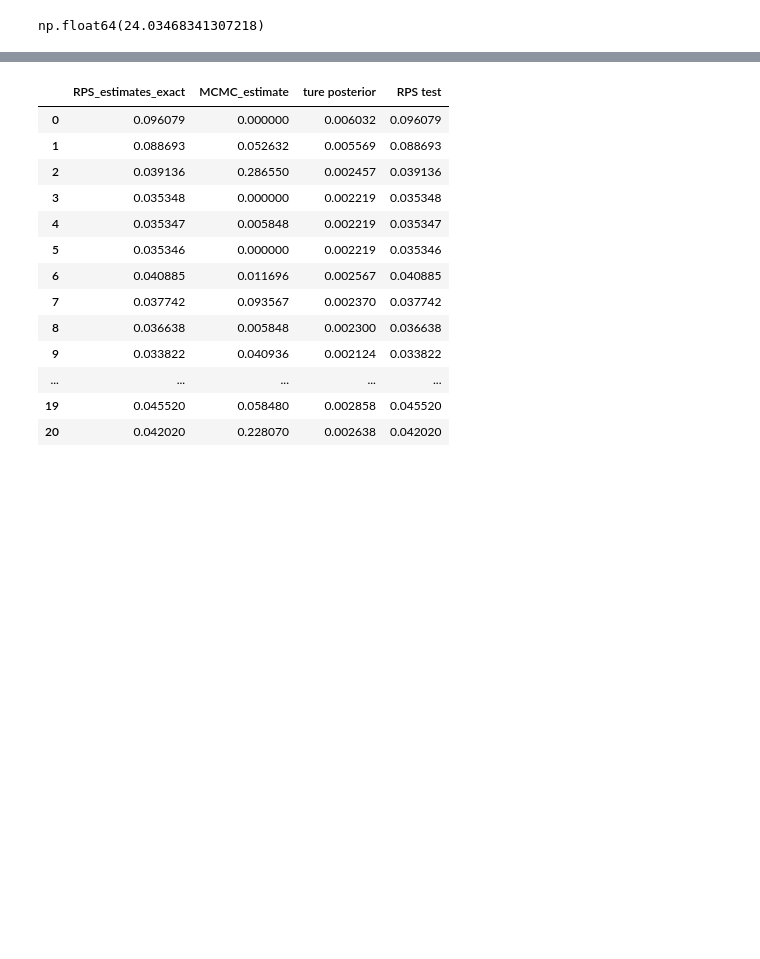
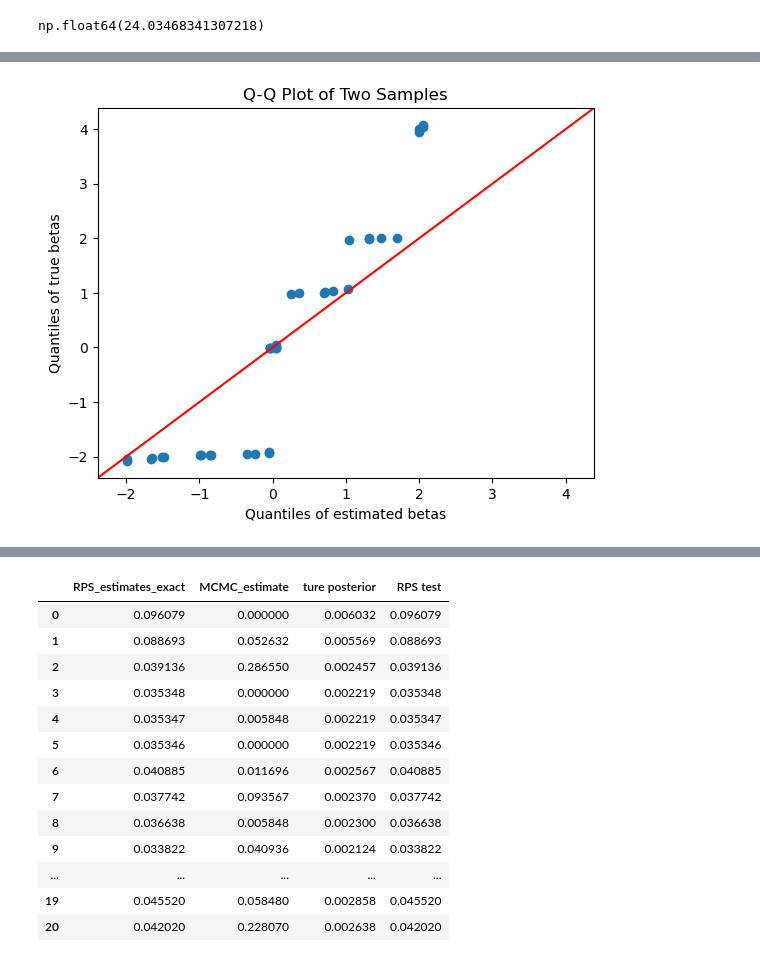
Before and after one commit to fyy2025/RHS-X, a Jupyter notebook: Code/experiment.ipynb, the cells around one changed output, grey strips where cells are left out. Saved outputs shown, nothing was run; the diff lists cells and outputs as text; code cells hidden in the pictures; blank space fills up the shorter version.

```diff
--- a/Code/experiment.ipynb
+++ b/Code/experiment.ipynb
@@ -344,20 +372,26 @@ score_s = AIS.make_score_s_expneg_raw(
 # %%
-# cfg = AIS.AISConfig(n_paths=500, n_levels=5, moves_per_level=5, min_len=1, seed=2)
-# out_500 = AIS.run_ais_state_streaming(
-#     anchors=R_set,          # not used by q0, but you may keep for consistency
-#     score_s=score_s,        # returns exp(-loss(state)) or similar
-#     cfg=cfg,
-#     RPS=RPS_states,              # your Rashomon partitions as a list of State
-#     R_per=R,  # levels per arm (includes control)
-#     eps1=0.05, eps2=0.25
-# )
+cfg = AIS.AISConfig(n_paths=300, n_levels=20, moves_per_level=500, min_len=1, seed=2)
+out_5 = AIS.run_ais_state_streaming(
+    anchors=R_set,          # not used by q0, but you may keep for consistency
+    score_s=score_s,        # returns exp(-loss(state)) or similar
+    cfg=cfg,
+    RPS=RPS_states,              # your Rashomon partitions as a list of State
+    R_per=R,  # levels per arm (includes control)
+    eps1=0.5, eps2=0.75,
+    out_jsonl = "AIS_samples2.jsonl",
+    ladder=ladder
+)
 # %%
-# mu_hat = AIS.estimate_policy_means_from_ais(
-#     ais_out=out_500,                 # from your run_ais_state
-#     all_policies=all_policies,
-#     policy_means=policy_means,
-#     prof_idx_of_policy=prof_idx_of_policy,
-#     lattice_edges=None,                  # or the hasse edges if you use them
-#     R_per = R,
-#     M=M
-# )
+mu_hat = AIS.estimate_policy_means_from_ais(
+    ais_out=out_5,                 # from your run_ais_state
+    all_policies=all_policies,
+    policy_means=policy_means,
+    prof_idx_of_policy=prof_idx_of_policy,
+    lattice_edges=None,                  # or the hasse edges if you use them
+    R_per = R,
+    M=M
+)
+
+AIS.mu_qqplot(mu_hat, policy_means[:,0]/policy_means[:,1])
+# %% [output]
+[figure, added]
```
Also changed, not shown: parts of 10 cells of this notebook, 3 other files.
